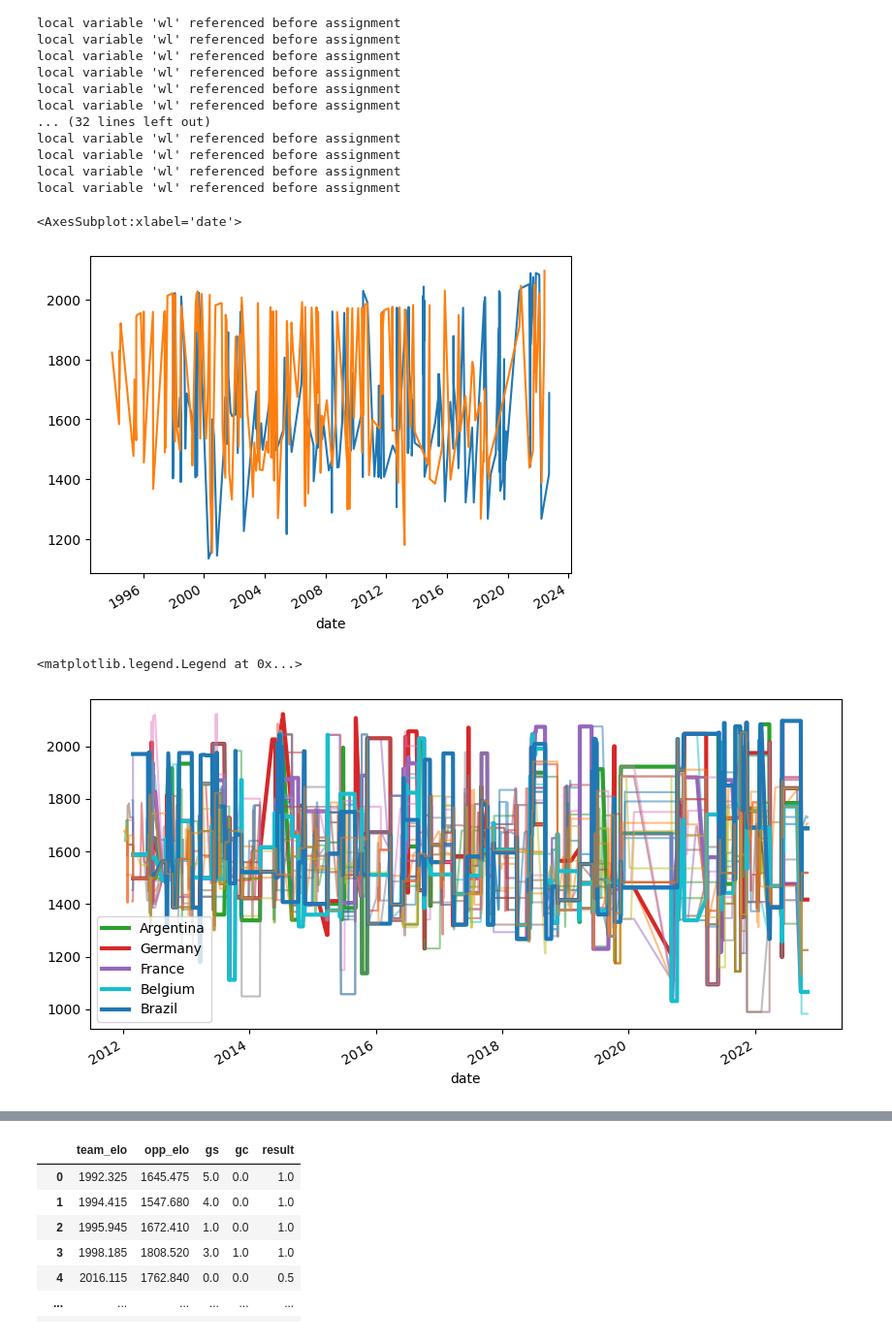
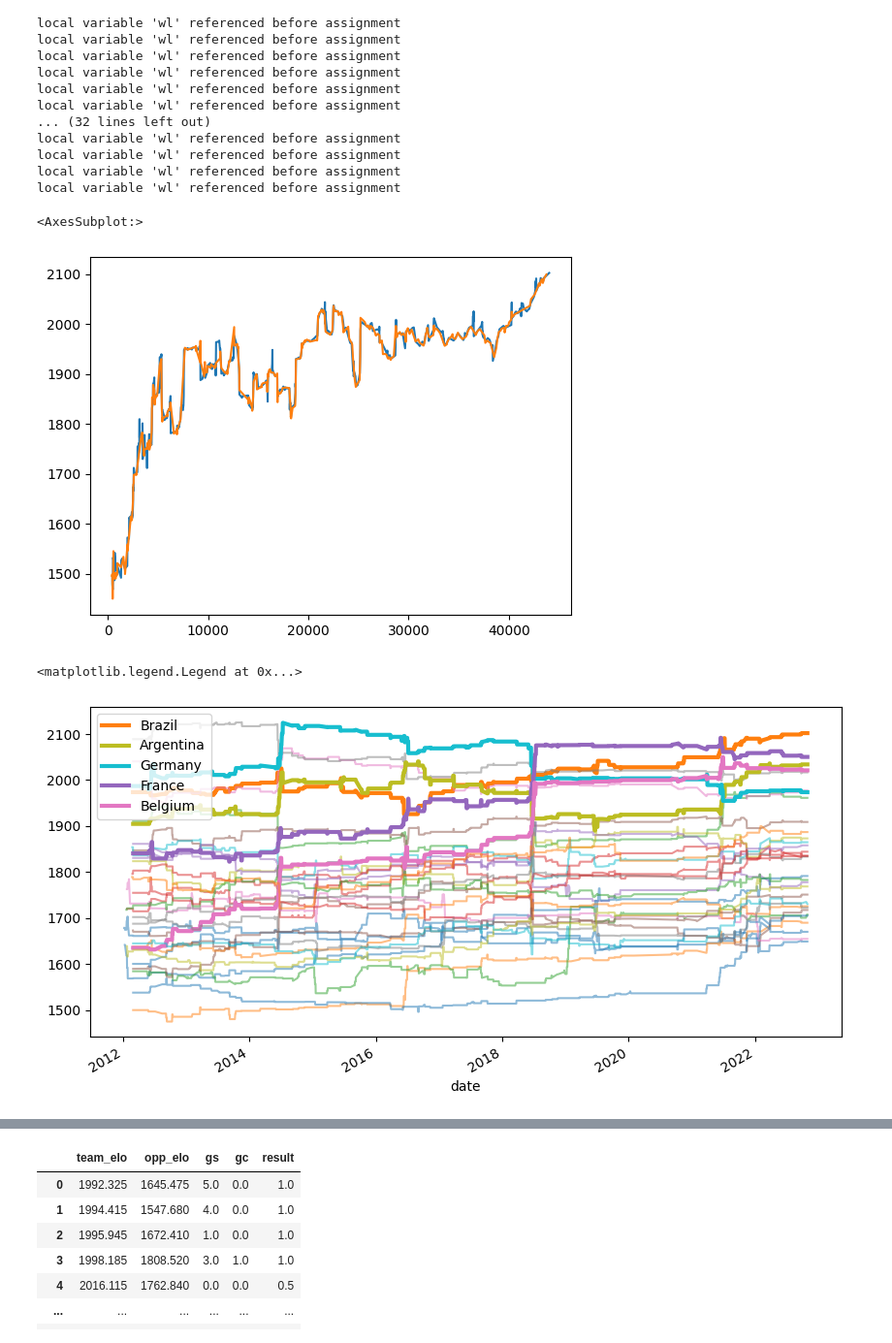
Before and after one commit to nowaycomputer/worldcup22, a Jupyter notebook: dev/model_v2.ipynb, the cells around one changed output, grey strips where cells are left out. Shown at 97% size. Saved outputs shown, nothing was run; the diff lists cells and outputs as text; code cells hidden in the pictures.

```diff
--- a/dev/model_v2.ipynb
+++ b/dev/model_v2.ipynb
@@ -9,9 +9,8 @@ from sklearn import linear_model
 # %%
 # Read the historical match data
 df=pd.read_csv('../data/results.csv')
-df=df.sort_index()
-df.index=pd.to_datetime(df['date'])
-df=df[df.index>'1945-01-01']
+# df.index=pd.to_datetime(df['date'])
+# df=df[df.index>'1945-01-01']
 df.sort_index()
 df.head()
 # %% [output]
@@ -130,11 +128,11 @@ local variable 'wl' referenced before assignment
 local variable 'wl' referenced before assignment
 # %%
 # Lets check Brazil's ELO for home and away games - they should be very similar
-df[ ( df['home_team']=='Brazil' )]['Elo_h_after'].dropna().tail(200).plot()
-df[ ( df['away_team']=='Brazil' )]['Elo_a_after'].dropna().tail(200).plot()
+df[ ( df['home_team']=='Brazil' )]['Elo_h_after'].dropna().plot()
+df[ ( df['away_team']=='Brazil' )]['Elo_a_after'].dropna().plot()
 # %% [output]
-<AxesSubplot:xlabel='date'>
+<AxesSubplot:>
-[figure, old version]
+[figure, new version]
 # %%
 # Tidy up some country names
 df['home_team'] = df['home_team'].replace(['United States'], 'USA')
@@ -179,7 +179,7 @@ for t in wc_teams:
 plt.legend()
 # %% [output]
 <matplotlib.legend.Legend at 0x...>
-[figure, old version]
+[figure, new version]
 # %%
 # Extract some feature data from the match and elo archive
 feature_data={}
```
Also changed, not shown: parts of 6 cells of this notebook.
